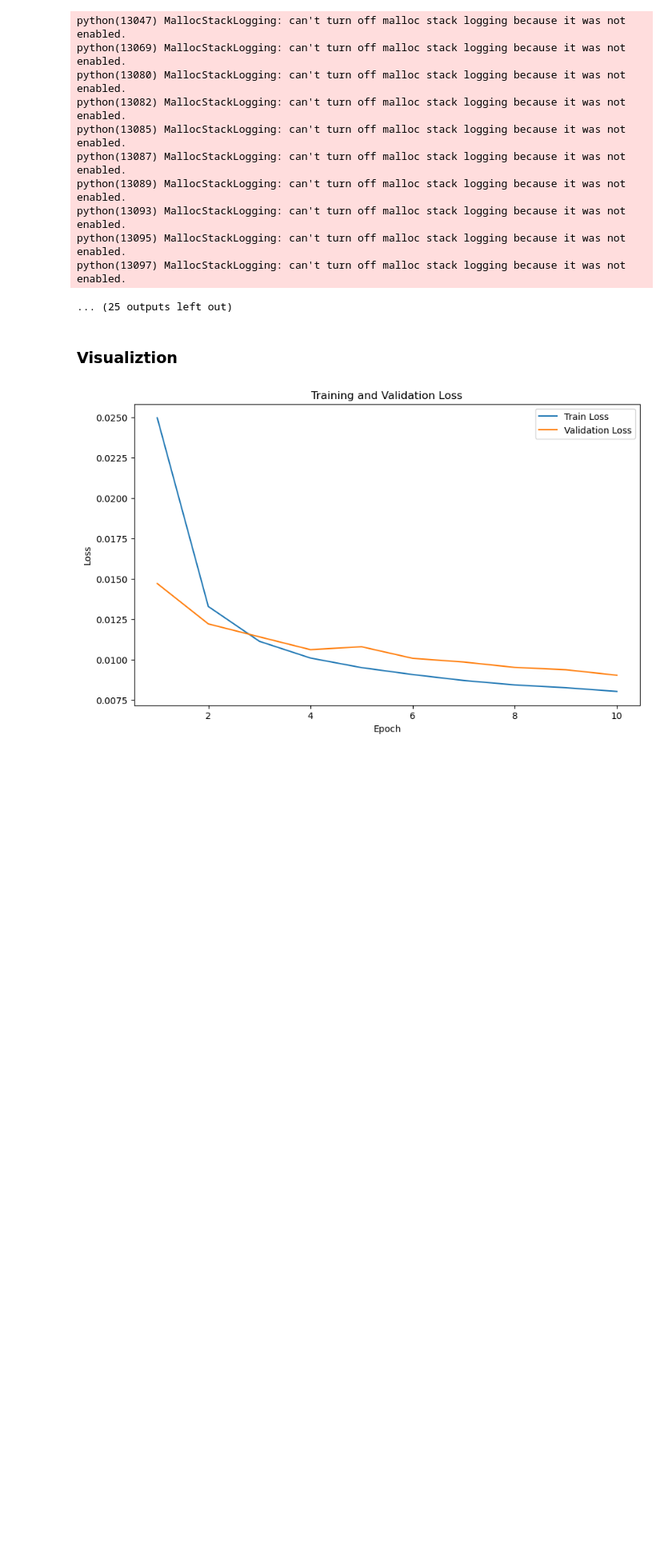
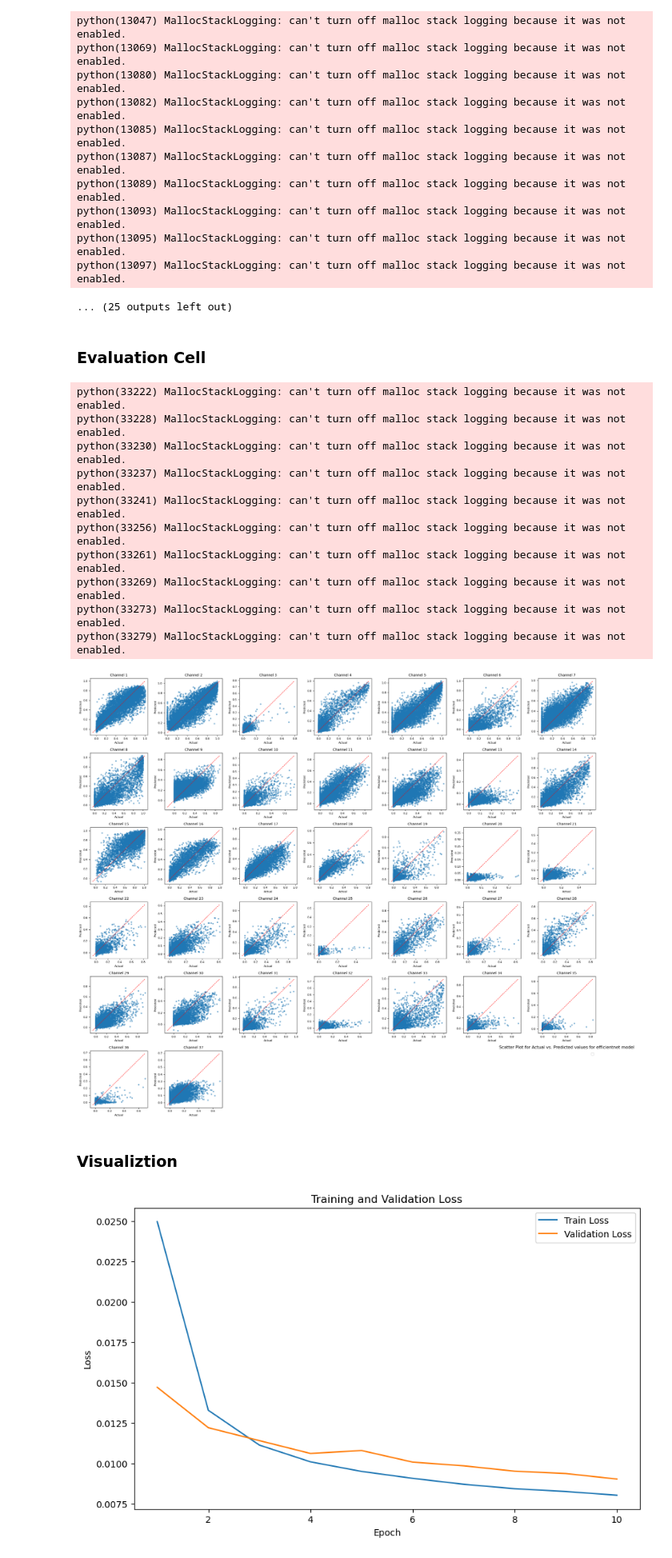
Before and after one commit to m1hammad/galaxy-morphology-classification, a Jupyter notebook: dl_project_main.ipynb, the cells around one changed output. Shown at 80% size. Drawn from its saved outputs; the diff is of its cells as text; code cells hidden in the pictures; blank space fills up the shorter version.

Commit message:
Model Comparison Charts Added

```diff
--- a/dl_project_main.ipynb
+++ b/dl_project_main.ipynb
@@ -310,3 +373,29 @@ def plot_loss_curves(train_losses, val_losses):
+# %%
+def plot_scatter_all_channels(predictions_actual_dict):
+    num_channels = 37
+    ncols = 7
+    nrows = int(np.ceil(num_channels / ncols))
+
+    for model_name, (actual, predictions) in predictions_actual_dict.items():
+        fig, axes = plt.subplots(nrows, ncols, figsize=(ncols * 3, nrows * 3))
+        axes = axes.flatten()
+        for ch in range(num_channels):
+            ax = axes[ch]
+            ax.scatter(actual[:, ch], predictions[:, ch], alpha=0.5, s=10)
+            # Plot a diagonal reference line
+            min_val = min(actual[:, ch].min(), predictions[:, ch].min())
+            max_val = max(actual[:, ch].max(), predictions[:, ch].max())
+            ax.plot([min_val, max_val], [min_val, max_val], 'r--', linewidth=1)
+            ax.set_title(f'{model_name} - Ch {ch+1}', fontsize=8)
+            ax.set_xlabel('Actual', fontsize=8)
+            ax.set_ylabel('Predicted', fontsize=8)
+            ax.tick_params(axis='both', labelsize=8)
+        # Hide any extra subplots
+        for i in range(num_channels, len(axes)):
+            axes[i].axis('off')
+        plt.suptitle(f"Predictions vs Actual for {model_name}")
+        plt.tight_layout(rect=[0, 0, 1, 0.95])
+        plt.show()
 # %% [markdown]
 ### Model + Device Selection
 # %%
@@ -499,6 +588,39 @@ python(13093) MallocStackLogging: can't turn off malloc stack logging because it
 python(13095) MallocStackLogging: can't turn off malloc stack logging because it was not enabled.
 python(13097) MallocStackLogging: can't turn off malloc stack logging because it was not enabled.
 ... (25 outputs left out)
+# %% [markdown]
+### Evaluation Cell
+# %%
+# Evaluation: Collect predictions and actual targets from test set
+model.eval()
+all_preds = []
+all_targets = []
+with torch.no_grad():
+    for batch in test_loader:
+        inputs = batch['image'].to(device)
+        targets = batch['target'].to(device)
+        outputs = model(inputs)
+        all_preds.append(outputs.cpu().numpy())
+        all_targets.append(targets.cpu().numpy())
+
+# Concatenate results from all batches
+all_preds = np.concatenate(all_preds, axis=0)
+all_targets = np.concatenate(all_targets, axis=0)
+
+# Now, you can call your scatter plot function
+plot_scatter_all_channels(all_targets, all_preds, model=model_choice)
+# %% [output]
+python(33222) MallocStackLogging: can't turn off malloc stack logging because it was not enabled.
+python(33228) MallocStackLogging: can't turn off malloc stack logging because it was not enabled.
+python(33230) MallocStackLogging: can't turn off malloc stack logging because it was not enabled.
+python(33237) MallocStackLogging: can't turn off malloc stack logging because it was not enabled.
+python(33241) MallocStackLogging: can't turn off malloc stack logging because it was not enabled.
+python(33256) MallocStackLogging: can't turn off malloc stack logging because it was not enabled.
+python(33261) MallocStackLogging: can't turn off malloc stack logging because it was not enabled.
+python(33269) MallocStackLogging: can't turn off malloc stack logging because it was not enabled.
+python(33273) MallocStackLogging: can't turn off malloc stack logging because it was not enabled.
+python(33279) MallocStackLogging: can't turn off malloc stack logging because it was not enabled.
+[figure, added]
 # %% [markdown]
 ### Visualiztion
 # %%
```
Also changed, not shown: parts of 15 cells of this notebook.
